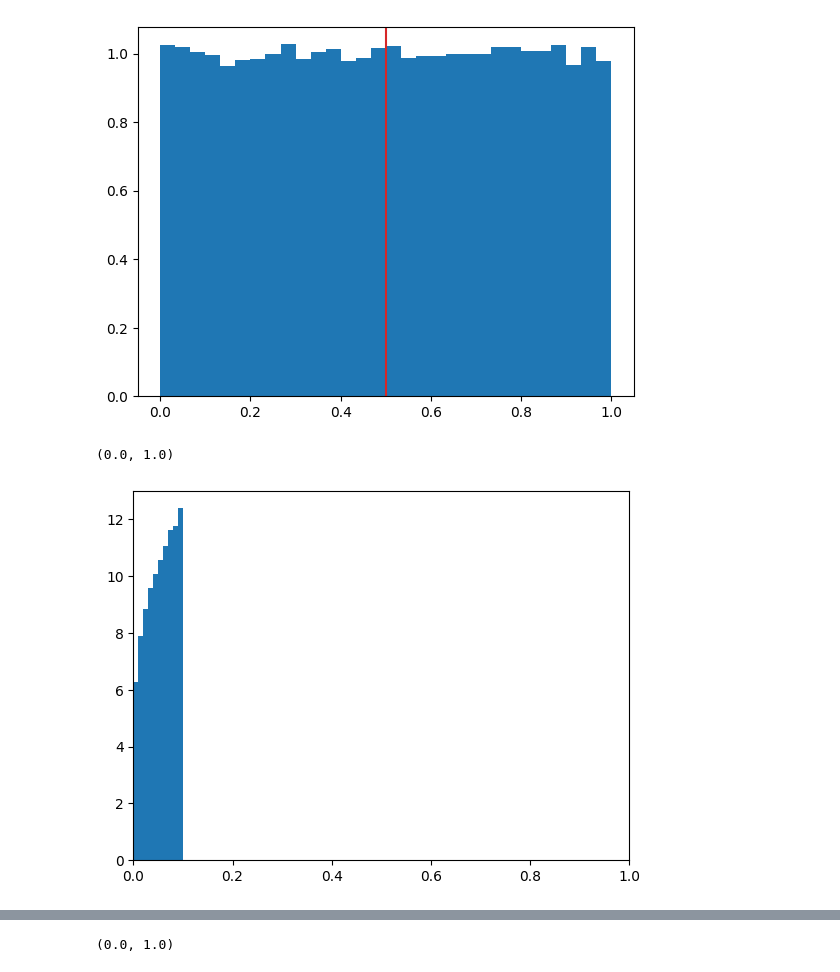
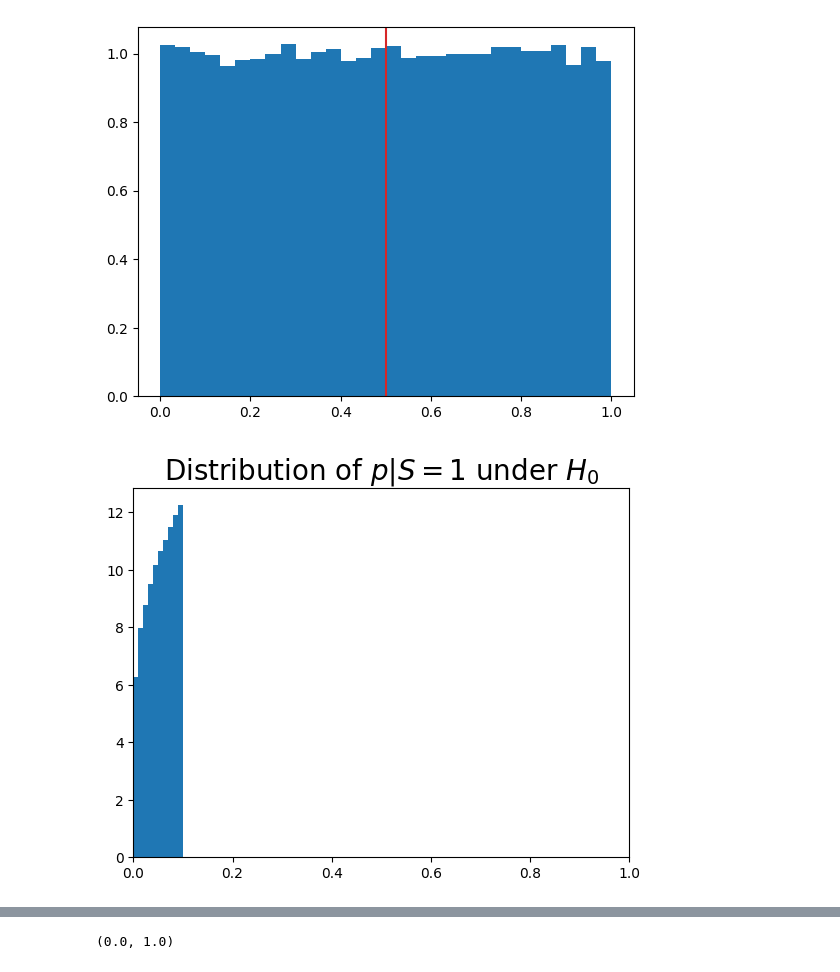
Before and after one commit to AnavSood/seldom, a Jupyter notebook: plots.ipynb, the cells around one changed output, grey strips where cells are left out. Drawn from its saved outputs; the diff is of its cells as text; code cells hidden in the pictures.

```diff
--- a/plots.ipynb
+++ b/plots.ipynb
@@ -1642,9 +1695,10 @@ plt.show()
 # %% [output]
 [figure]
 # %%
-N =100000
+N =1000000
+mu=-0.5
 
-p = 1 - norm.cdf(np.random.normal(-0.5, 1, size=N))
+p = 1 - norm.cdf(np.random.normal(mu, 1, size=N))
 U = np.random.uniform(0, 1, size=N)
 # %%
 plt.hist(p, bins=30, density=True)
@@ -1673,17 +1714,18 @@ plt.axvline(0.5, color='tab:red')
 <matplotlib.lines.Line2D at 0x...>
 [figure]
 # %%
-N = 100000
+N = 1000000
 
-p = 1 - norm.cdf(truncnorm.rvs((norm.ppf(0.9) + 0.5) / 1, np.inf, loc=-0.5, scale=1, size=N))
+p = 1 - norm.cdf(truncnorm.rvs((norm.ppf(0.9) - mu) / 1, np.inf, loc=mu, scale=1, size=N))
 U = np.random.uniform(0, 0.1, size=N)
 # %%
 plt.hist(p, bins=10, density=True)
 #plt.axvline(0.1, color='tab:red')
+plt.title("Distribution of $p|S=1$ under $H_0$", fontsize=20)
 plt.xlim([0, 1])
+plt.savefig(f"fig/p_dist_given.pdf")
 # %% [output]
-(0.0, 1.0)
-[figure, old version]
+[figure, new version]
 # %%
 plt.hist(p/alpha, bins=30, density=True)
 #plt.axvline(0.1, color='tab:red')
```
Also changed, not shown: parts of 16 cells of this notebook, 15 other files.
